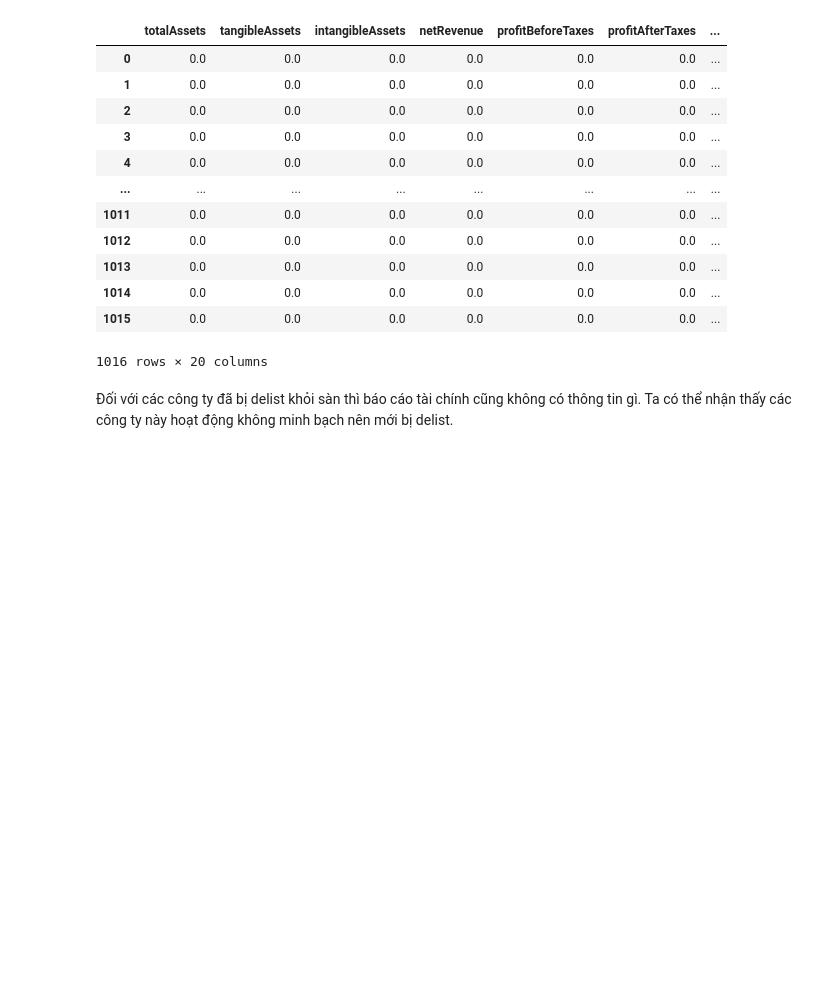
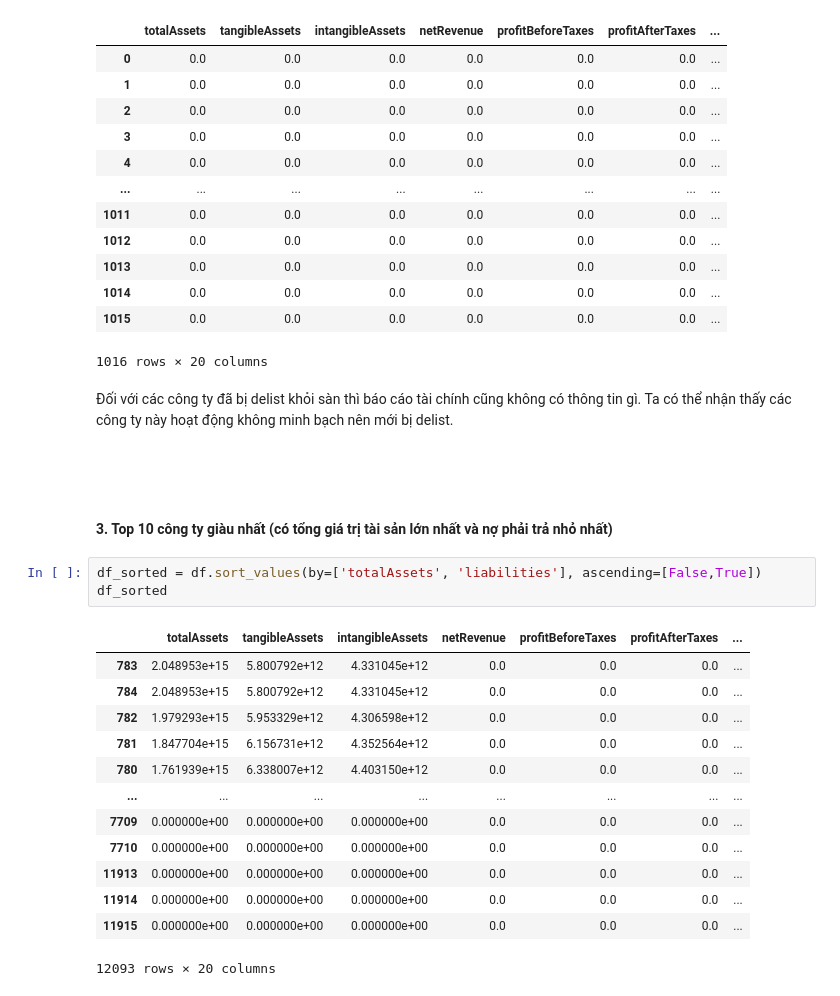
Before and after one commit to minhtringuyennn/NMKHDL_Project, a Jupyter notebook: crawl/crawl_data.ipynb, the cells around one changed output. Drawn from its saved outputs; the diff is of its cells as text; blank space fills up the shorter version.

```diff
--- a/crawl/crawl_data.ipynb
+++ b/crawl/crawl_data.ipynb
@@ -560,3 +562,24 @@ df_2
 1016 rows × 20 columns
 # %% [markdown]
 Đối với các công ty đã bị delist khỏi sàn thì báo cáo tài chính cũng không có thông tin gì. Ta có thể nhận thấy các công ty này hoạt động không minh bạch nên mới bị delist.
+# %% [markdown]
+#
+# %% [markdown]
+#### 3. Top 10 công ty giàu nhất (có tổng giá trị tài sản lớn nhất và nợ phải trả nhỏ nhất)
+# %%
+df_sorted = df.sort_values(by=['totalAssets', 'liabilities'], ascending=[False,True])
+df_sorted
+# %% [output]
+|  | totalAssets | tangibleAssets | intangibleAssets | netRevenue | profitBeforeTaxes | profitAfterTaxes | ... |
+| 783 | 2.048953e+15 | 5.800792e+12 | 4.331045e+12 | 0.0 | 0.0 | 0.0 | ... |
+| 784 | 2.048953e+15 | 5.800792e+12 | 4.331045e+12 | 0.0 | 0.0 | 0.0 | ... |
+| 782 | 1.979293e+15 | 5.953329e+12 | 4.306598e+12 | 0.0 | 0.0 | 0.0 | ... |
+| 781 | 1.847704e+15 | 6.156731e+12 | 4.352564e+12 | 0.0 | 0.0 | 0.0 | ... |
+| 780 | 1.761939e+15 | 6.338007e+12 | 4.403150e+12 | 0.0 | 0.0 | 0.0 | ... |
+| ... | ... | ... | ... | ... | ... | ... | ... |
+| 7709 | 0.000000e+00 | 0.000000e+00 | 0.000000e+00 | 0.0 | 0.0 | 0.0 | ... |
+| 7710 | 0.000000e+00 | 0.000000e+00 | 0.000000e+00 | 0.0 | 0.0 | 0.0 | ... |
+| 11913 | 0.000000e+00 | 0.000000e+00 | 0.000000e+00 | 0.0 | 0.0 | 0.0 | ... |
+| 11914 | 0.000000e+00 | 0.000000e+00 | 0.000000e+00 | 0.0 | 0.0 | 0.0 | ... |
+| 11915 | 0.000000e+00 | 0.000000e+00 | 0.000000e+00 | 0.0 | 0.0 | 0.0 | ... |
+12093 rows × 20 columns
```
Also changed, not shown: parts of 10 cells of this notebook.
